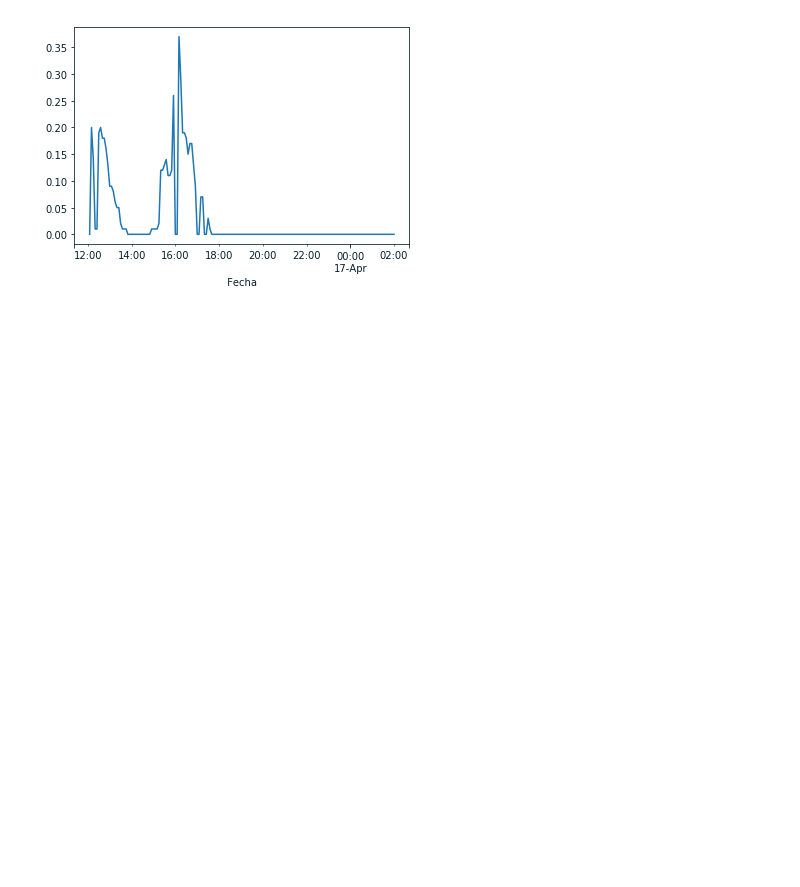
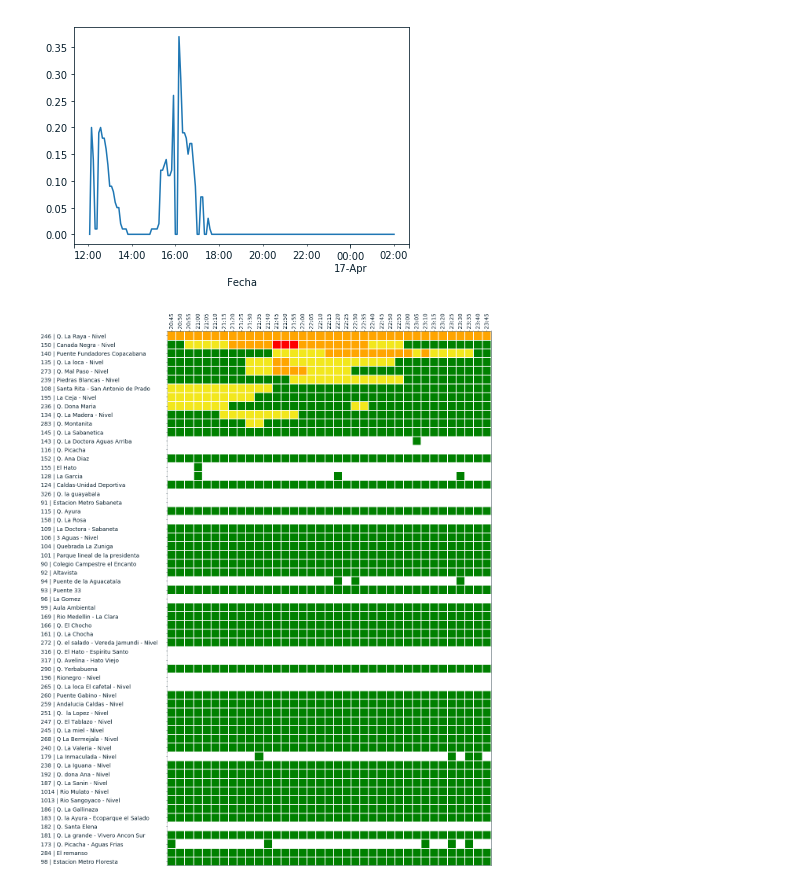
Before and after one commit to vanesalo10/CPR, a Jupyter notebook: migration/test.ipynb, the cells around one changed output. Cells and saved outputs as stored; diff of their text form; code cells hidden in the pictures; blank space fills up the shorter version.

Commit message:
more debuggind, plot_operacional working

```diff
--- a/migration/test.ipynb
+++ b/migration/test.ipynb
@@ -131,3 +107,7 @@ self.radar_rain(start,end).plot()
 # %% [output]
 <matplotlib.axes._subplots.AxesSubplot at 0x...>
 [figure]
+# %%
+self.reporte_nivel()
+# %% [output]
+[figure, added]
```
Also changed, not shown: parts of 9 cells of this notebook, 2 other files.
